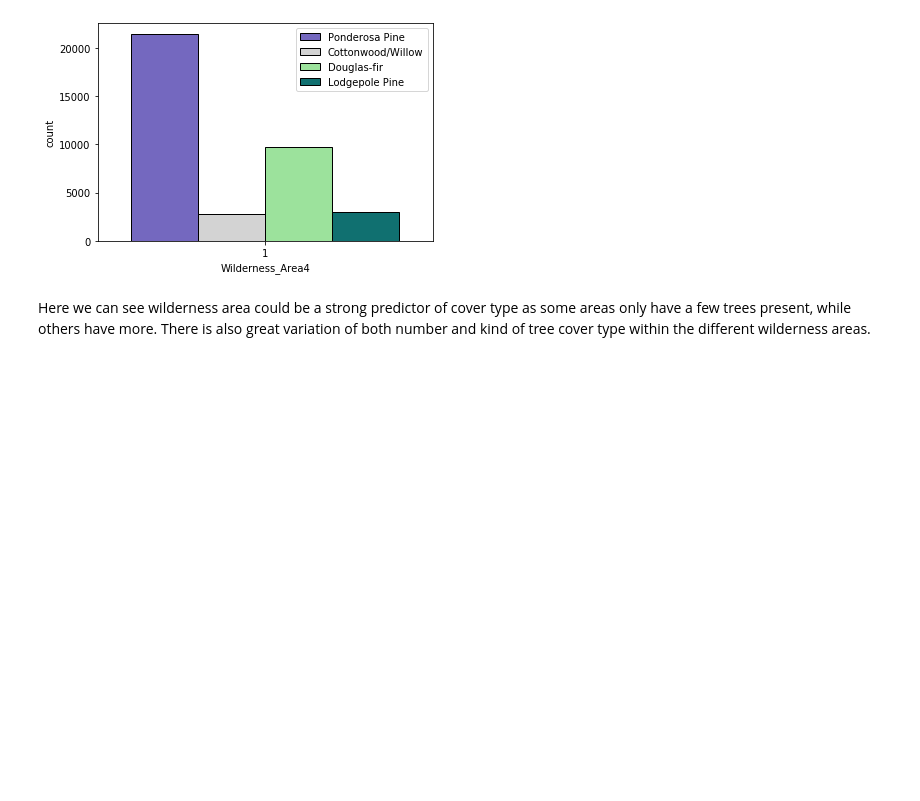
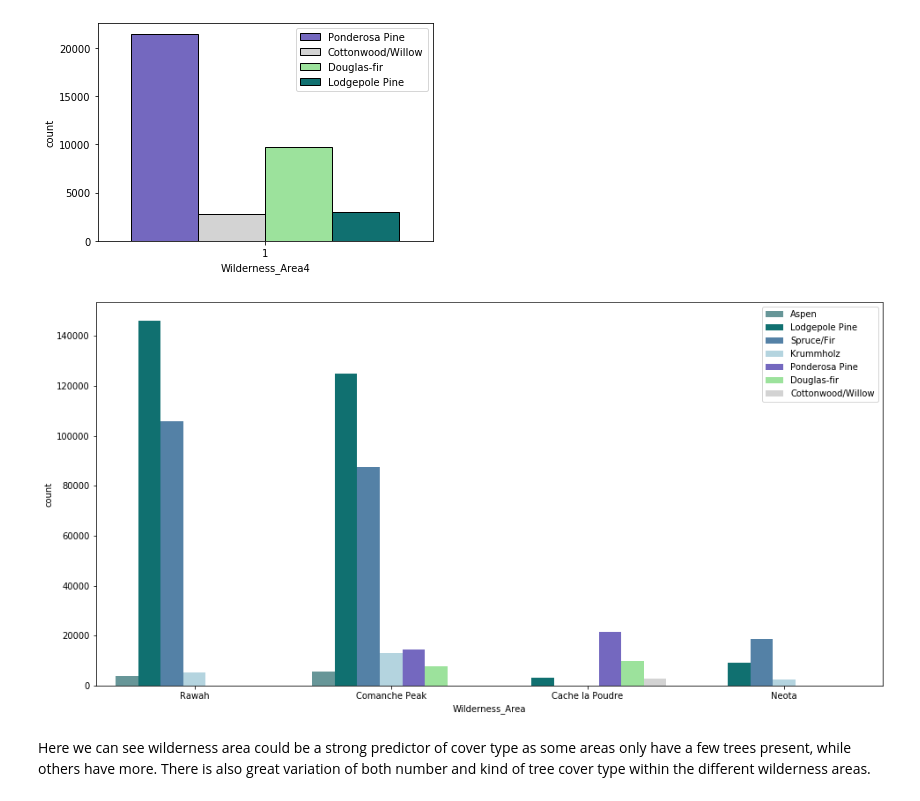
Before and after one commit to laurenliz22/Module_5_Project, a Jupyter notebook: Forest_Cover_v2.ipynb, the cells around one changed output. Drawn from its saved outputs; the diff is of its cells as text; code cells hidden in the pictures; blank space fills up the shorter version.

```diff
--- a/Forest_Cover_v2.ipynb
+++ b/Forest_Cover_v2.ipynb
@@ -371,5 +386,20 @@ Wilderness_Area3
 [figure]
 Wilderness_Area4
 [figure]
+# %%
+#Combine Wilderness Areas  into one graph
+def wildtype(item):
+    for wild in data_wild.columns:
+        if item[wild]==1:
+            return wild
+
+data['Wilderness_Area']=data_wild.apply(wildtype, axis=1)
+plt.figure(figsize=(16,8))
+sns.countplot(x='Wilderness_Area', hue='Cover_Type_2', data=data, palette=palette)
+plt.xticks(np.arange(4), ('Rawah','Comanche Peak', 'Cache la Poudre', 'Neota'))
+plt.legend(loc='upper right')
+plt.show()
+# %% [output]
+[figure, added]
 # %% [markdown]
 Here we can see wilderness area could be a strong predictor of cover type as some areas only have a few trees present, while others have more.  There is also great variation of both number and kind of tree cover type within the different wilderness areas.
```
Also changed, not shown: parts of 12 cells of this notebook.
